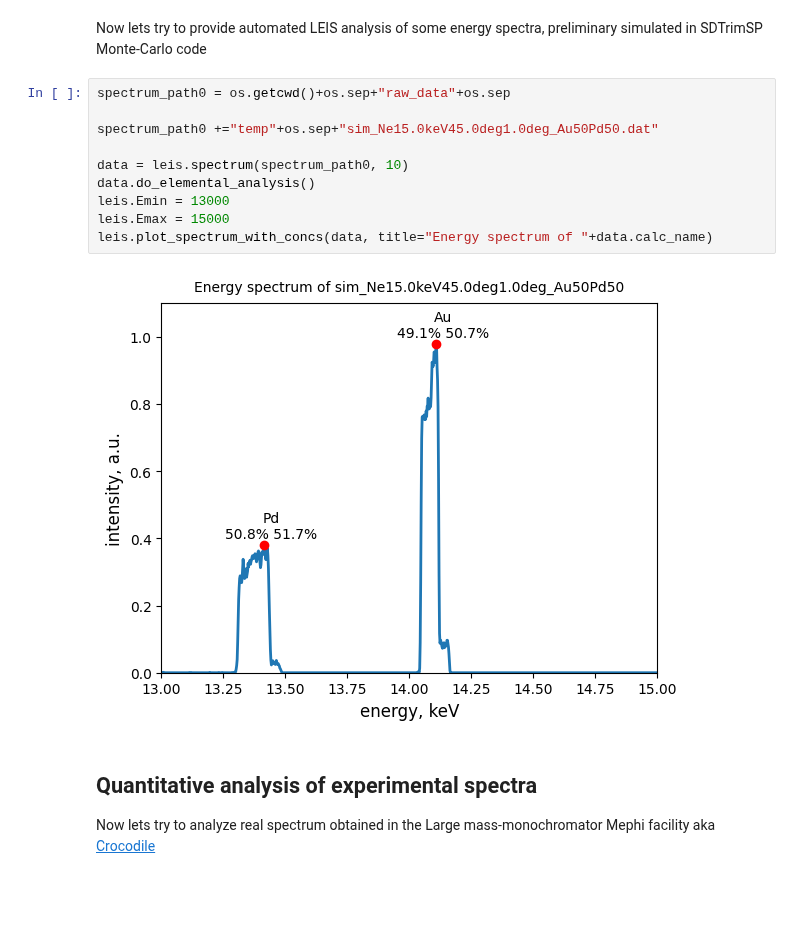
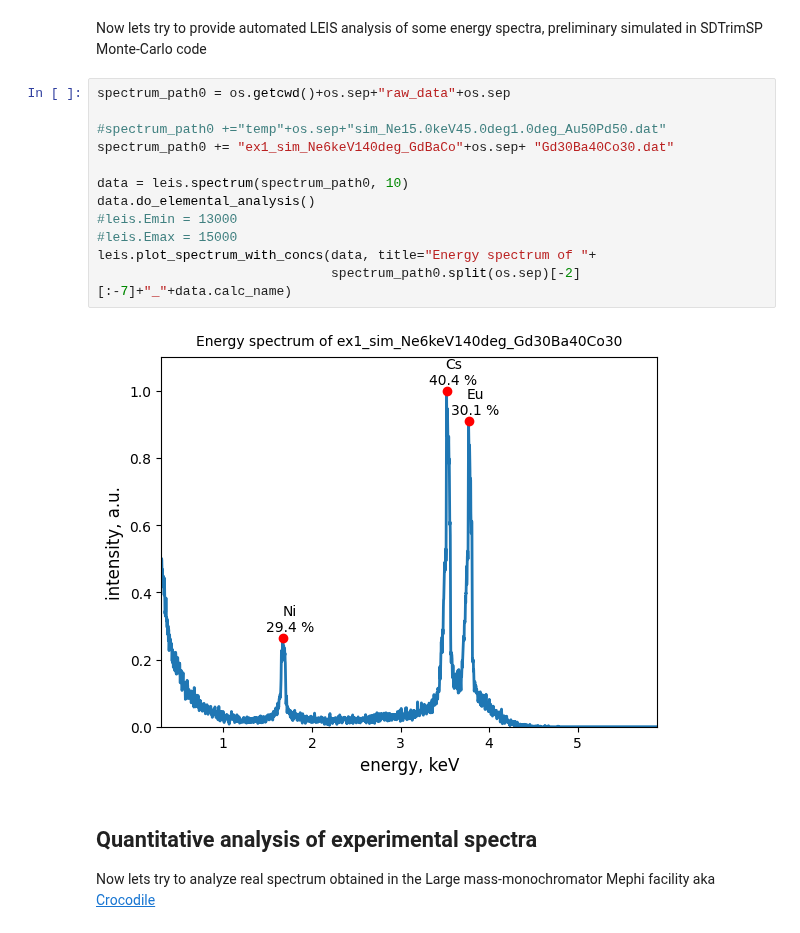
Before and after one commit to mauveferret/SpecRec, a Jupyter notebook: main_example.ipynb, the cells around one changed output. Saved outputs shown, nothing was run; the diff lists cells and outputs as text; blank space fills up the shorter version.

```diff
--- a/main_example.ipynb
+++ b/main_example.ipynb
@@ -34,15 +58,17 @@ Now lets try to provide automated LEIS analysis of some energy spectra, prelimin
 # %%
 spectrum_path0 = os.getcwd()+os.sep+"raw_data"+os.sep
 
-spectrum_path0 +="temp"+os.sep+"sim_Ne15.0keV45.0deg1.0deg_Au50Pd50.dat"
+#spectrum_path0 +="temp"+os.sep+"sim_Ne15.0keV45.0deg1.0deg_Au50Pd50.dat"
+spectrum_path0 += "ex1_sim_Ne6keV140deg_GdBaCo"+os.sep+ "Gd30Ba40Co30.dat"
 
 data = leis.spectrum(spectrum_path0, 10)
 data.do_elemental_analysis()
-leis.Emin = 13000
-leis.Emax = 15000
-leis.plot_spectrum_with_concs(data, title="Energy spectrum of "+data.calc_name)
+#leis.Emin = 13000
+#leis.Emax = 15000
+leis.plot_spectrum_with_concs(data, title="Energy spectrum of "+
+                              spectrum_path0.split(os.sep)[-2][:-7]+"_"+data.calc_name)
 # %% [output]
-[figure, old version]
+[figure, new version]
 # %% [markdown]
 ## Quantitative analysis of experimental spectra
 
```
Also changed, not shown: parts of 4 cells of this notebook, 2 other files.
